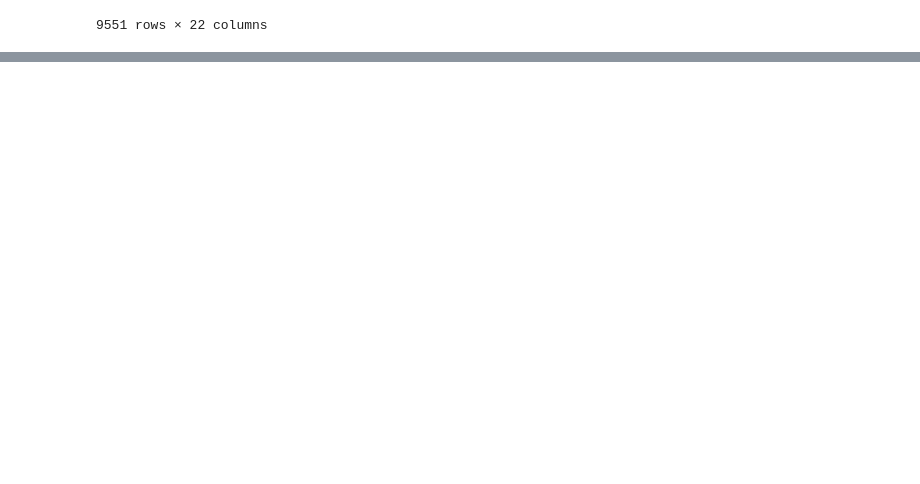
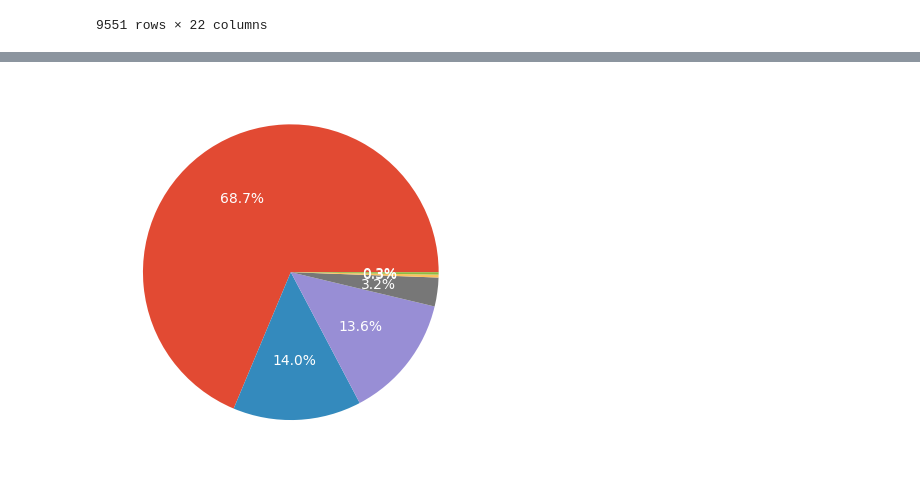
Before and after one commit to Ganesh20000/EDA, a Jupyter notebook: zomato_Eda/EDA.ipynb, the cells around one changed output, grey strips where cells are left out. Saved outputs shown, nothing was run; the diff lists cells and outputs as text; code cells hidden in the pictures; blank space fills up the shorter version.

```diff
--- a/zomato_Eda/EDA.ipynb
+++ b/zomato_Eda/EDA.ipynb
@@ -307,0 +318,4 @@ data.groupby(['Aggregate rating','Rating color', 'Rating text']).count()
+# %%
+plt.figure(figsize=(10,10))
+plt.style.use('dark_background')
+sns.barplot(data=rate,errorbar=None,x='Aggregate rating',y='rating_val',hue='Rating color',edgecolor='white',palette=['white','red','orange','yellow','green','#185D42'])
@@ -307,0 +333,3 @@ data.groupby(['Aggregate rating','Rating color', 'Rating text']).count()
+# %%
+plt.style.use('ggplot')
+sns.countplot(data=rate,x='Rating color',palette=['white','red','orange','yellow','#31D492','#185D42'],edgecolor='black')
@@ -307,0 +506,6 @@ data.groupby(['Aggregate rating','Rating color', 'Rating text']).count()
+# %%
+plt.pie(data['City'].value_counts().head(6),autopct='%0.1f%%',
+          labels=data['City'].value_counts().head(6).index)
+plt.show()
+# %% [output]
+[figure, added]
```
Also changed, not shown: parts of 60 cells of this notebook, 4 other files.
